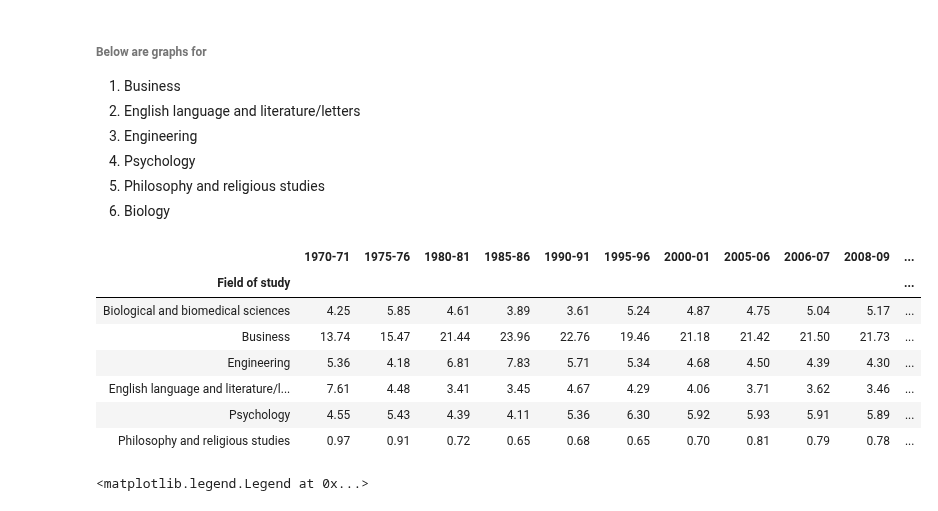
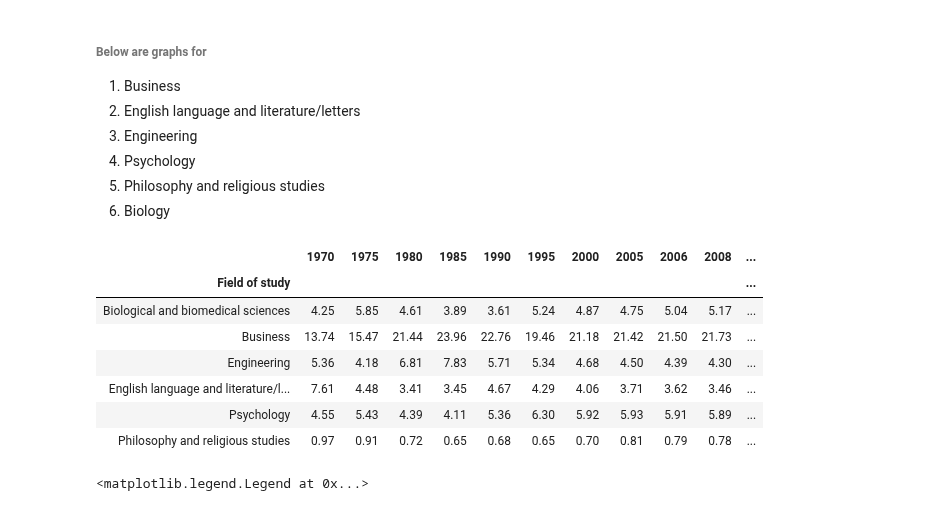
Before and after one commit to COGS108/group027, a Jupyter notebook: FinalProject.ipynb, the cells around one changed output. Cells and saved outputs as stored; diff of their text form; code cells hidden in the pictures.

Commit message:
update years again

```diff
--- a/FinalProject.ipynb
+++ b/FinalProject.ipynb
@@ -154,20 +154,24 @@ df_MajorsByYear
 # %%
 # extract 6 majors we intended to graph
 bio = df_MajorsByYear[4:5]
 busi = df_MajorsByYear[5:6]
 eng = df_MajorsByYear[10:11]
 english_lit = df_MajorsByYear[12:13]
 psy = df_MajorsByYear[27:28]
 phy =  df_MajorsByYear[24:25]
 
 # joining them into one single dataframe
 six_majors = pd.concat( [bio, busi, eng, english_lit, psy, phy] )
 six_majors.set_index('Field of study', inplace=True)
 
+# keep only the significant years, easier for graphing
+six_majors = six_majors.rename(columns = lambda x : str(x)[:-3])
+six_majors.columns = six_majors.columns.map(int)
+
 # This is for referral
 six_majors
 # %% [output]
-|  | 1970-71 | 1975-76 | 1980-81 | 1985-86 | 1990-91 | 1995-96 | 2000-01 | 2005-06 | 2006-07 | 2008-09 | ... |
+|  | 1970 | 1975 | 1980 | 1985 | 1990 | 1995 | 2000 | 2005 | 2006 | 2008 | ... |
 | Field of study |  |  |  |  |  |  |  |  |  |  | ... |
 | Biological and biomedical sciences | 4.25 | 5.85 | 4.61 | 3.89 | 3.61 | 5.24 | 4.87 | 4.75 | 5.04 | 5.17 | ... |
 | Business | 13.74 | 15.47 | 21.44 | 23.96 | 22.76 | 19.46 | 21.18 | 21.42 | 21.50 | 21.73 | ... |
```
Also changed, not shown: parts of 1 cell of this notebook.
